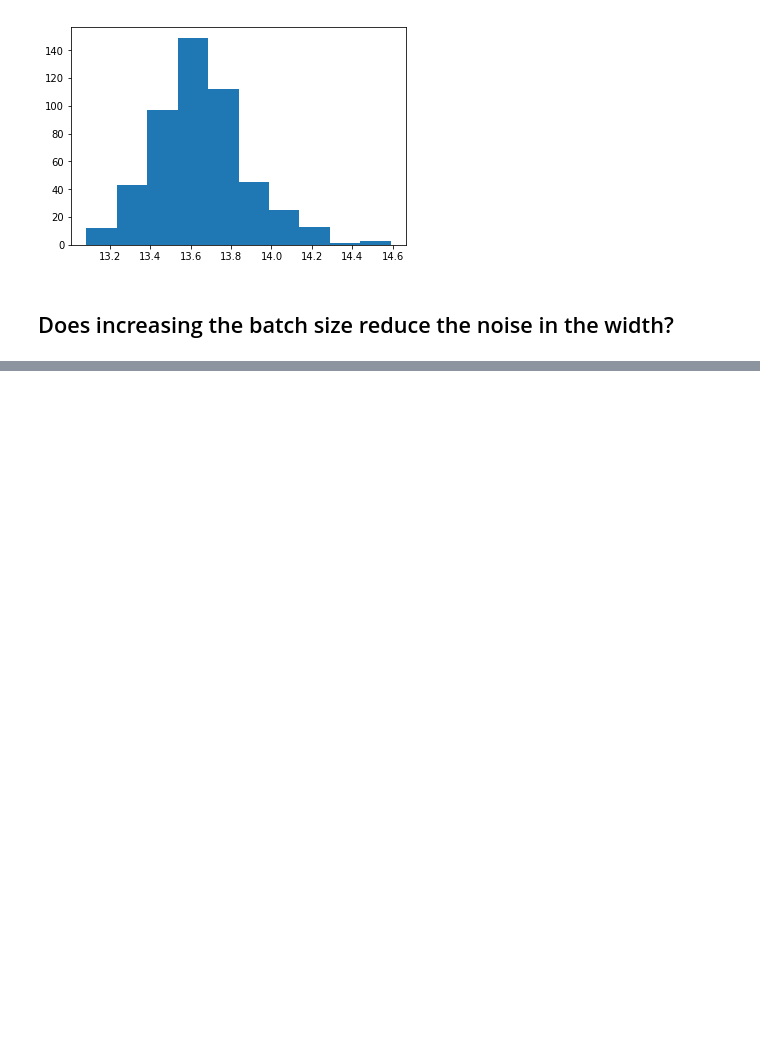
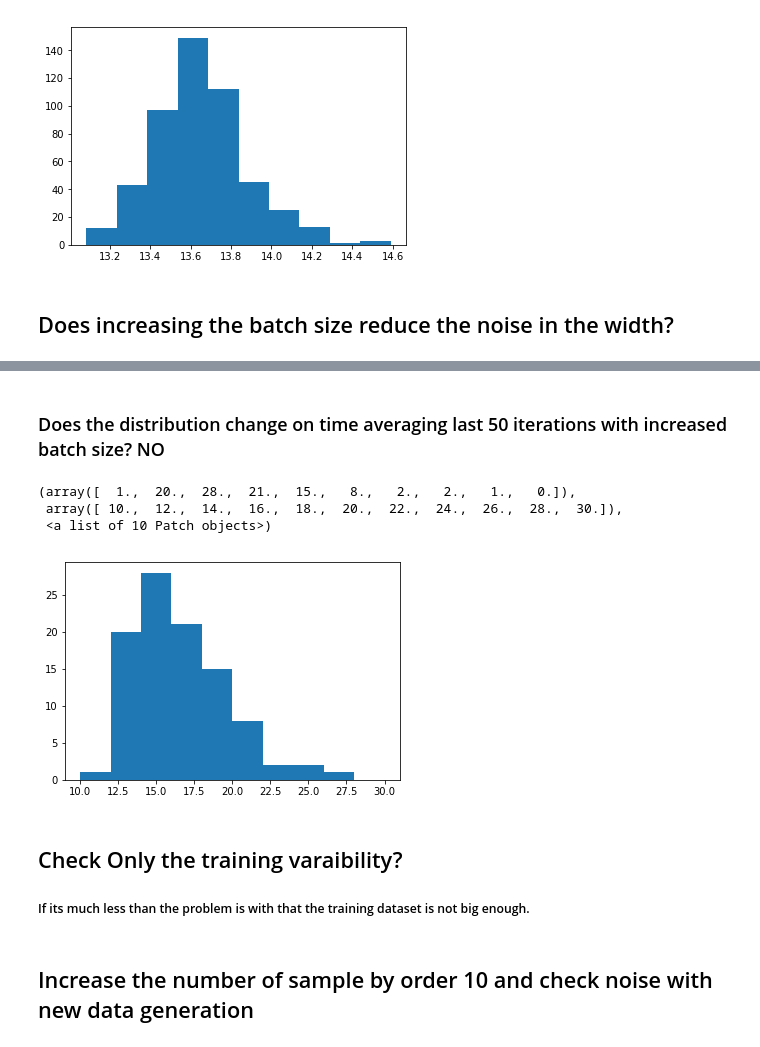
Before and after one commit to btemoshir/learningDynamics, a Jupyter notebook: 5_widthReproducibility.ipynb, the cells around one changed output, grey strips where cells are left out. Drawn from its saved outputs; the diff is of its cells as text; code cells hidden in the pictures; blank space fills up the shorter version.

```diff
--- a/5_widthReproducibility.ipynb
+++ b/5_widthReproducibility.ipynb
@@ -232,0 +253,17 @@ inlineMovies.inlineMovies()
+# %% [markdown]
+### Does the distribution change on time averaging last 50 iterations with increased batch size?  NO
+# %%
+PW_avg = []
+for i in range(len(beta)):
+    PW_avg.append(np.average(peakWidth.peakWidth(weight = np.array(results2[i]['W'])[-50:-1,0,:])))
+
+plt.hist(PW_avg,range=(10,30))
+# %% [output]
+(array([  1.,  20.,  28.,  21.,  15.,   8.,   2.,   2.,   1.,   0.]),
+ array([ 10.,  12.,  14.,  16.,  18.,  20.,  22.,  24.,  26.,  28.,  30.]),
+ <a list of 10 Patch objects>)
+[figure, added]
+# %% [markdown]
+## Check Only the training varaibility?
+
+##### If its much less than the problem is with that the training dataset is not big enough.
@@ -232,0 +311,2 @@ inlineMovies.inlineMovies()
+# %% [markdown]
+## Increase the number of sample by order 10 and check noise with new data generation
```
Also changed, not shown: parts of 9 cells of this notebook, 6 other files.
